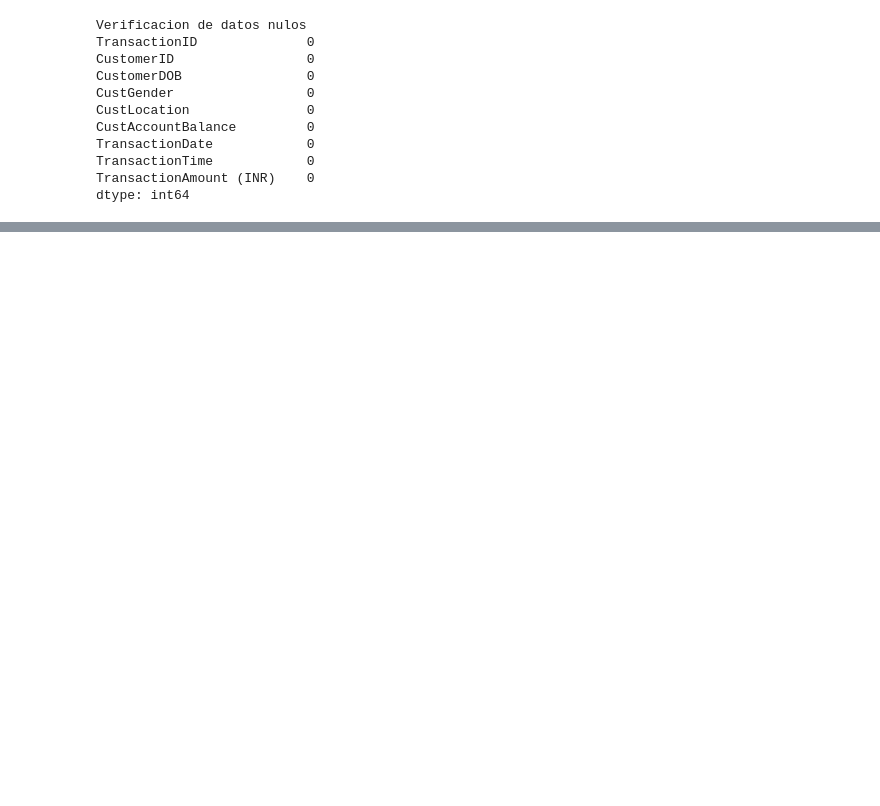
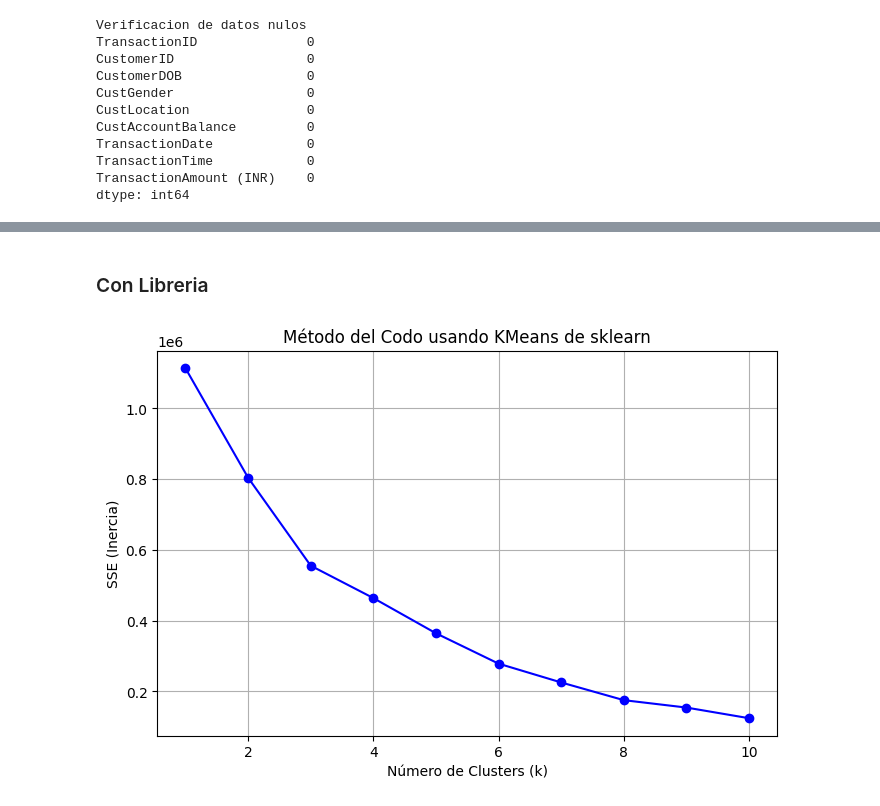
Before and after one commit to JPS4321/Lab4_IA, a Jupyter notebook: Main.ipynb, the cells around one changed output, grey strips where cells are left out. Cells and saved outputs as stored; diff of their text form; code cells hidden in the pictures; blank space fills up the shorter version.

```diff
--- a/Main.ipynb
+++ b/Main.ipynb
@@ -93,0 +119,21 @@ df["CustLocation"] = label_encoder.fit_transform(df["CustLocation"])
+# %%
+# Contar la cantidad de registros por género (ahora en formato numérico)
+gender_counts = df["CustGender"].value_counts()
+min_class = gender_counts.min()  # Número de registros en la clase minoritaria
+
+# Separar por género usando los valores numéricos
+df_male = df[df["CustGender"] == 1]  # M
+df_female = df[df["CustGender"] == 0]  # F
+
+# Balancear mediante undersampling (reducimos la clase mayoritaria al tamaño de la minoritaria)
+df_male_balanced = resample(df_male, replace=False, n_samples=min_class, random_state=42)
+df_female_balanced = resample(df_female, replace=False, n_samples=min_class, random_state=42)
+
+# Combinar ambos para formar el dataset balanceado
+df_balanced = pd.concat([df_male_balanced, df_female_balanced])
+
+# Mezclar las filas aleatoriamente para evitar sesgos
+df_balanced = df_balanced.sample(frac=1, random_state=42).reset_index(drop=True)
+df_balancedCopy = df_balanced.copy()
+
+print(df_balanced['CustGender'].value_counts())
@@ -114,0 +268,28 @@ df_head
+# %% [markdown]
+### Con Libreria
+# %%
+from sklearn.cluster import KMeans
+
+# Aplicar el método del codo usando KMeans de sklearn
+def elbow_method_sklearn(X, max_k=10):
+    inertia_scores = []
+    for k in range(1, max_k + 1):
+        kmeans = KMeans(n_clusters=k, init="k-means++", max_iter=300, random_state=42)
+        kmeans.fit(X)
+        inertia_scores.append(kmeans.inertia_)
+    return inertia_scores
+
+# Aplicar el método del codo a dos características seleccionadas
+X_selected = df_balancedCopy[['CustAccountBalance', 'TransactionAmount (INR)']].values
+inertia_scores = elbow_method_sklearn(X_selected, max_k=10)
+
+# Graficar el método del codo
+plt.figure(figsize=(8, 5))
+plt.plot(range(1, len(inertia_scores) + 1), inertia_scores, marker="o", linestyle="-", color="b")
+plt.xlabel("Número de Clusters (k)")
+plt.ylabel("SSE (Inercia)")
+plt.title("Método del Codo usando KMeans de sklearn")
+plt.grid(True)
+plt.show()
+# %% [output]
+[figure, added]
```
Also changed, not shown: parts of 36 cells of this notebook.
